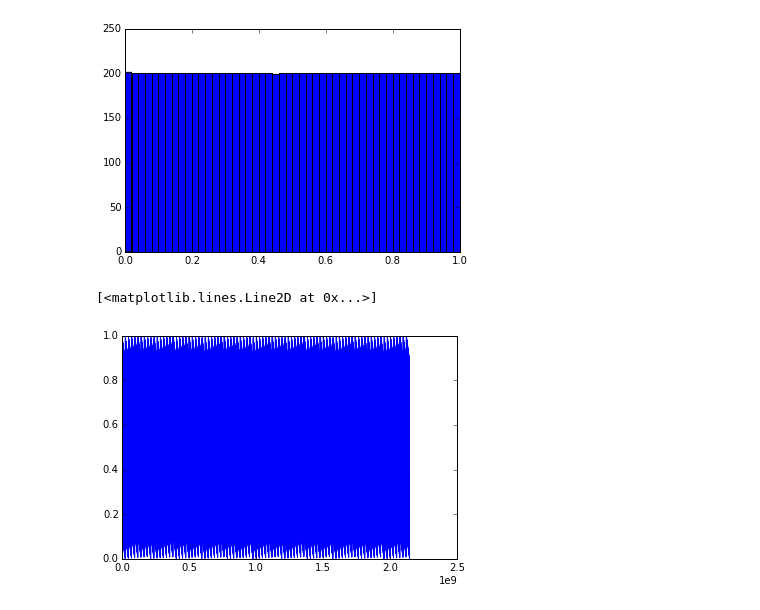
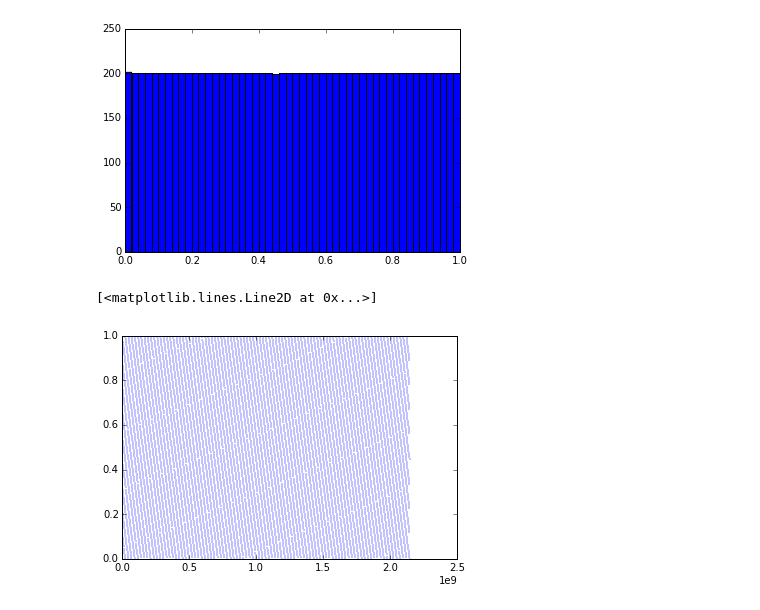
Before and after one commit to wpmackay/Python, a Jupyter notebook: Notes/Week 10 Notes.ipynb, the cells around one changed output. Saved outputs shown, nothing was run; the diff lists cells and outputs as text; code cells hidden in the pictures.

```diff
--- a/Notes/Week 10 Notes.ipynb
+++ b/Notes/Week 10 Notes.ipynb
@@ -73,10 +73,10 @@ hist(x,50)
  <a list of 50 Patch objects>)
 [figure]
 # %%
-plot(k,x,ms=1)
+plot(k,x,'b.',ms=1)
 # %% [output]
 [<matplotlib.lines.Line2D at 0x...>]
-[figure, old version]
+[figure, new version]
 # %%
 x=random.rand(n)
 hist(x,50)
```
Also changed, not shown: parts of 12 cells of this notebook, 1 other file.
